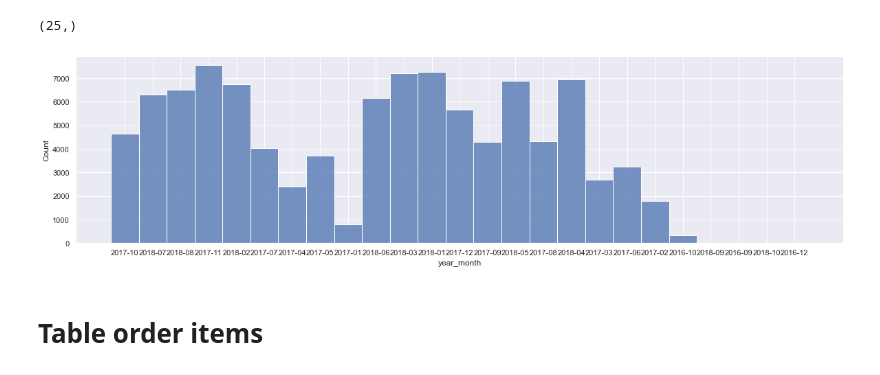
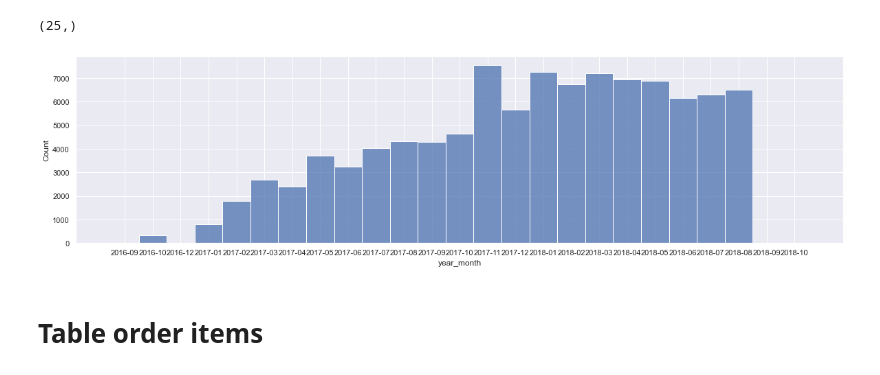
Before and after one commit to Nicolas-Malgat/E2_prediction_temps_livraison, a Jupyter notebook: work/1_data_exploration.ipynb, the cells around one changed output. Cells and saved outputs as stored; diff of their text form; code cells hidden in the pictures.

```diff
--- a/work/1_data_exploration.ipynb
+++ b/work/1_data_exploration.ipynb
@@ -125,9 +91,10 @@ order.year_month.unique().shape
 # %% [output]
 (25,)
 # %%
+order = order.sort_values(by='year_month')
 sns.histplot(x='year_month', data=order, bins=25);
 # %% [output]
-[figure, old version]
+[figure, new version]
 # %%
 import plotly.express as px
 
```
Also changed, not shown: parts of 12 cells of this notebook, 8 other files.
